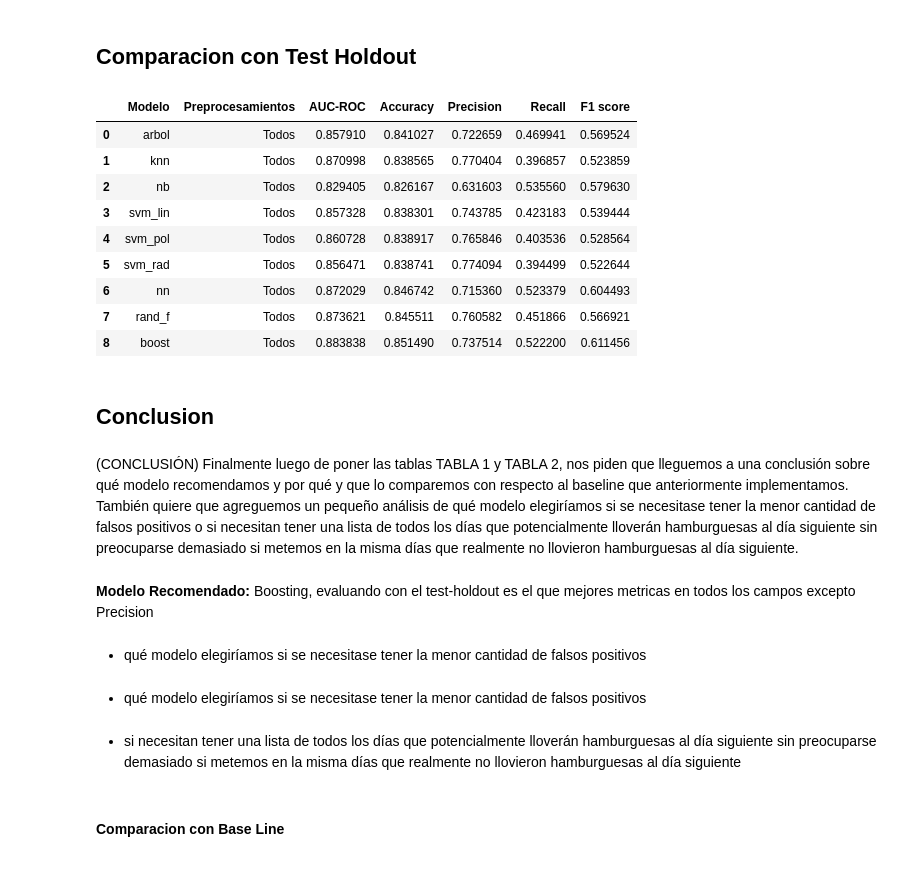
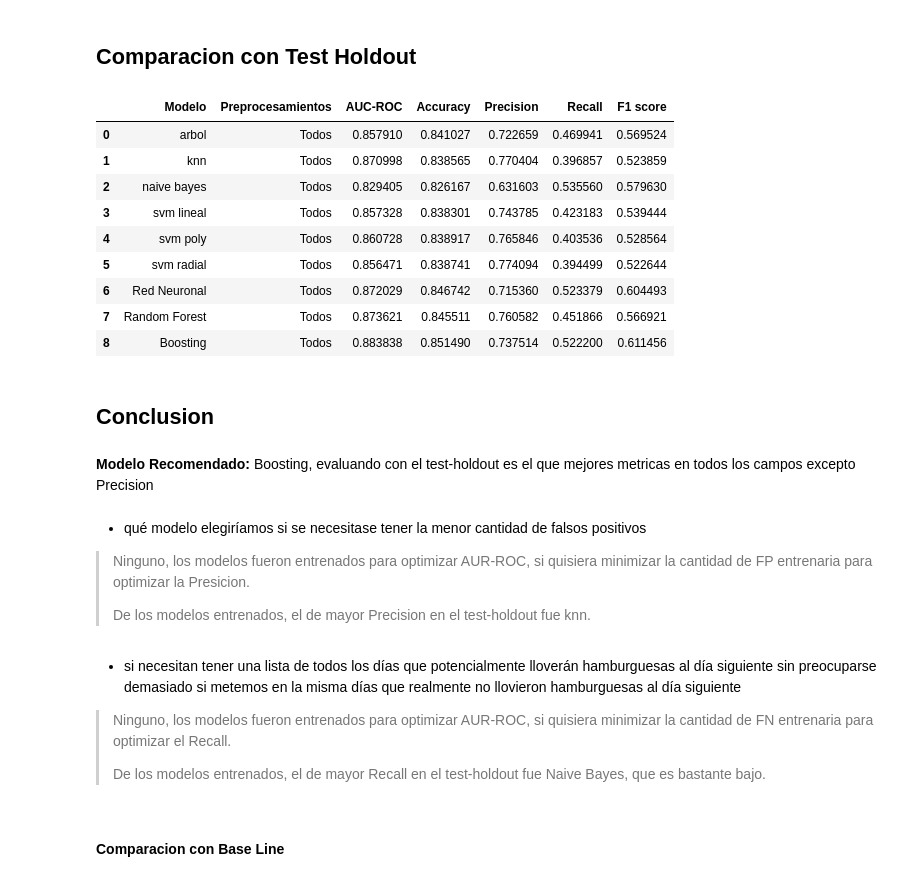
Before and after one commit to NicolasEzequielZulaicaRivera/OD_TPS, a Jupyter notebook: TP2/entrega.ipynb, the cells around one changed output. Drawn from its saved outputs; the diff is of its cells as text; code cells hidden in the pictures.

```diff
--- a/TP2/entrega.ipynb
+++ b/TP2/entrega.ipynb
@@ -72,13 +113,13 @@ preprocesamiento | descripcion | funcion
 ## Comparacion con Test Holdout
 # %%
 modelos = [
-    ('arbol',arbol),
-    ('knn',knn),
-    ('naive bayes',nb),
-    ('svm lineal',svm_lin),
-    ('svm poly',svm_pol),
-    ('svm radial',svm_rad),
-    ('Red Neuronal',nn),
-    ('Random Forest',rand_f),
-    ('Boosting',boost),
+    ('arbol',arbol,"Todos"),
+    ('knn',knn,"Todos"),
+    ('naive bayes',nb,"Todos"),
+    ('svm lineal',svm_lin,"Todos"),
+    ('svm poly',svm_pol,"Todos"),
+    ('svm radial',svm_rad,"Todos"),
+    ('Red Neuronal',nn,"Todos"),
+    ('Random Forest',rand_f,"Todos"),
+    ('Boosting',boost,"Todos"),
 ]
@@ -87,45 +126,31 @@ df = pd.DataFrame(columns=["Modelo", "Preprocesamientos", "AUC-ROC", "Accuracy",
 # %%
-for (name, model) in modelos:
-    pred = model.predict(df_feat)
-    prob = model.predict_proba(df_feat)
-
-    roc_auc, acc, prec, rec, f1 = score2(df_targ, pred, prob[:,1])
-
-    df = df.append(
-        {
-            "Modelo": name,
-            "Preprocesamientos":  "Todos",
-            "AUC-ROC":  roc_auc,
-            "Accuracy":  acc,
-            "Precision":  prec,
-            "Recall":  rec,
-            "F1 score":  f1,
-        },
-        ignore_index=True
-    )
-df
+evalModels(modelos)
 # %% [output]
 |  | Modelo | Preprocesamientos | AUC-ROC | Accuracy | Precision | Recall | F1 score |
 | 0 | arbol | Todos | 0.857910 | 0.841027 | 0.722659 | 0.469941 | 0.569524 |
 | 1 | knn | Todos | 0.870998 | 0.838565 | 0.770404 | 0.396857 | 0.523859 |
-| 2 | nb | Todos | 0.829405 | 0.826167 | 0.631603 | 0.535560 | 0.579630 |
-| 3 | svm_lin | Todos | 0.857328 | 0.838301 | 0.743785 | 0.423183 | 0.539444 |
-| 4 | svm_pol | Todos | 0.860728 | 0.838917 | 0.765846 | 0.403536 | 0.528564 |
-| 5 | svm_rad | Todos | 0.856471 | 0.838741 | 0.774094 | 0.394499 | 0.522644 |
-| 6 | nn | Todos | 0.872029 | 0.846742 | 0.715360 | 0.523379 | 0.604493 |
-| 7 | rand_f | Todos | 0.873621 | 0.845511 | 0.760582 | 0.451866 | 0.566921 |
-| 8 | boost | Todos | 0.883838 | 0.851490 | 0.737514 | 0.522200 | 0.611456 |
+| 2 | naive bayes | Todos | 0.829405 | 0.826167 | 0.631603 | 0.535560 | 0.579630 |
+| 3 | svm lineal | Todos | 0.857328 | 0.838301 | 0.743785 | 0.423183 | 0.539444 |
+| 4 | svm poly | Todos | 0.860728 | 0.838917 | 0.765846 | 0.403536 | 0.528564 |
+| 5 | svm radial | Todos | 0.856471 | 0.838741 | 0.774094 | 0.394499 | 0.522644 |
+| 6 | Red Neuronal | Todos | 0.872029 | 0.846742 | 0.715360 | 0.523379 | 0.604493 |
+| 7 | Random Forest | Todos | 0.873621 | 0.845511 | 0.760582 | 0.451866 | 0.566921 |
+| 8 | Boosting | Todos | 0.883838 | 0.851490 | 0.737514 | 0.522200 | 0.611456 |
 # %% [markdown]
 ## Conclusion
-# %% [markdown]
-(CONCLUSIÓN) Finalmente luego de poner las tablas TABLA 1 y TABLA 2, nos piden que lleguemos a una conclusión sobre qué modelo recomendamos y por qué y que lo comparemos con respecto al baseline que anteriormente implementamos. También quiere que agreguemos un pequeño análisis de qué modelo elegiríamos si se necesitase tener la menor cantidad de falsos positivos o si necesitan tener una lista de todos los días que potencialmente lloverán hamburguesas al día siguiente sin preocuparse demasiado si metemos en la misma días que realmente no llovieron hamburguesas al día siguiente.
 # %% [markdown]
 **Modelo Recomendado:** Boosting, evaluando con el test-holdout es el que mejores metricas en todos los campos excepto  Precision
-# %% [markdown]
-- qué modelo elegiríamos si se necesitase tener la menor cantidad de falsos positivos
 # %% [markdown]
 - qué modelo elegiríamos si se necesitase tener la menor cantidad de falsos positivos
+
+> Ninguno, los modelos fueron entrenados para optimizar AUR-ROC, si quisiera minimizar la cantidad de FP entrenaria para optimizar la Presicion.
+>
+> De los modelos entrenados, el de mayor Precision en el test-holdout fue knn.
 # %% [markdown]
 - si necesitan tener una lista de todos los días que potencialmente lloverán hamburguesas al día siguiente sin preocuparse demasiado si metemos en la misma días que realmente no llovieron hamburguesas al día siguiente
+
+> Ninguno, los modelos fueron entrenados para optimizar AUR-ROC, si quisiera minimizar la cantidad de FN entrenaria para optimizar el Recall.
+>
+> De los modelos entrenados, el de mayor Recall en el test-holdout fue Naive Bayes, que es bastante bajo.
 # %% [markdown]
 #### Comparacion con Base Line
```
Also changed, not shown: parts of 12 cells of this notebook, 12 other files.
